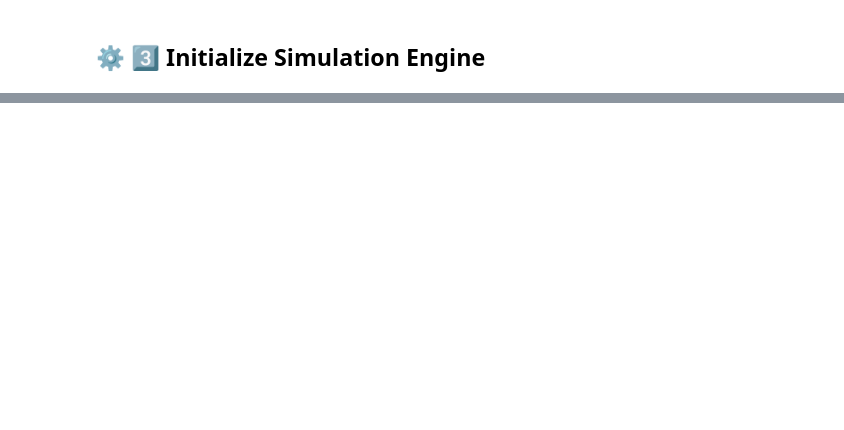
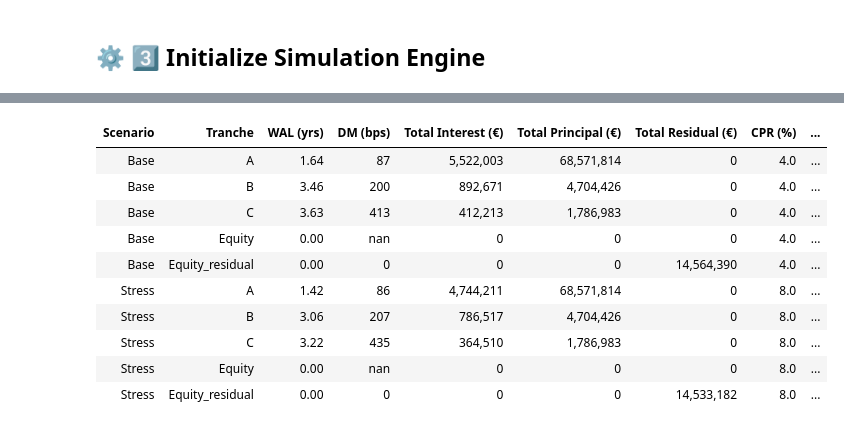
Before and after one commit to HUGO-ROCHA-MONDRAGON/ABS-Simulator, a Jupyter notebook: abs_project/notebooks/main.ipynb, the cells around one changed output, grey strips where cells are left out. Cells and saved outputs as stored; diff of their text form; code cells hidden in the pictures; blank space fills up the shorter version.

```diff
--- a/abs_project/notebooks/main.ipynb
+++ b/abs_project/notebooks/main.ipynb
@@ -47,2 +83,13 @@ print(f"✅ Loaded deal configuration: {abs_data['deal']['deal_name']}")
+# %%
+scenarios = [
+    Assumptions(
+        CPR_annual=0.04, CDR_annual=0.01, recovery_rate=0.40,
+        stepdown_month=24, oc_trigger=1.10, scenario_name="Base"
+    ),
+    Assumptions(
+        CPR_annual=0.08, CDR_annual=0.02, recovery_rate=0.30,
+        stepdown_month=24, oc_trigger=1.10, scenario_name="Stress"
+    ),
+]
 # %% [markdown]
 ## ⚙️ 3️⃣ Initialize Simulation Engine
@@ -102,0 +96,22 @@ show_scenario_details(engine)
+# %%
+df_results = run_scenarios(
+    abs_data,
+    scenarios,
+    base_index_annual=0.026,
+    curve_fn=curve_fn,     # 👈 Now using real curve
+    plot=False
+)
+
+display(style_results(df_results))
+# %% [output]
+| Scenario | Tranche | WAL (yrs) | DM (bps) | Total Interest (€) | Total Principal (€) | Total Residual (€) | CPR (%) | ... |
+| Base | A | 1.64 | 87 | 5,522,003 | 68,571,814 | 0 | 4.0 | ... |
+| Base | B | 3.46 | 200 | 892,671 | 4,704,426 | 0 | 4.0 | ... |
+| Base | C | 3.63 | 413 | 412,213 | 1,786,983 | 0 | 4.0 | ... |
+| Base | Equity | 0.00 | nan | 0 | 0 | 0 | 4.0 | ... |
+| Base | Equity_residual | 0.00 | 0 | 0 | 0 | 14,564,390 | 4.0 | ... |
+| Stress | A | 1.42 | 86 | 4,744,211 | 68,571,814 | 0 | 8.0 | ... |
+| Stress | B | 3.06 | 207 | 786,517 | 4,704,426 | 0 | 8.0 | ... |
+| Stress | C | 3.22 | 435 | 364,510 | 1,786,983 | 0 | 8.0 | ... |
+| Stress | Equity | 0.00 | nan | 0 | 0 | 0 | 8.0 | ... |
+| Stress | Equity_residual | 0.00 | 0 | 0 | 0 | 14,533,182 | 8.0 | ... |
```
Also changed, not shown: parts of 9 cells of this notebook, 9 other files.
